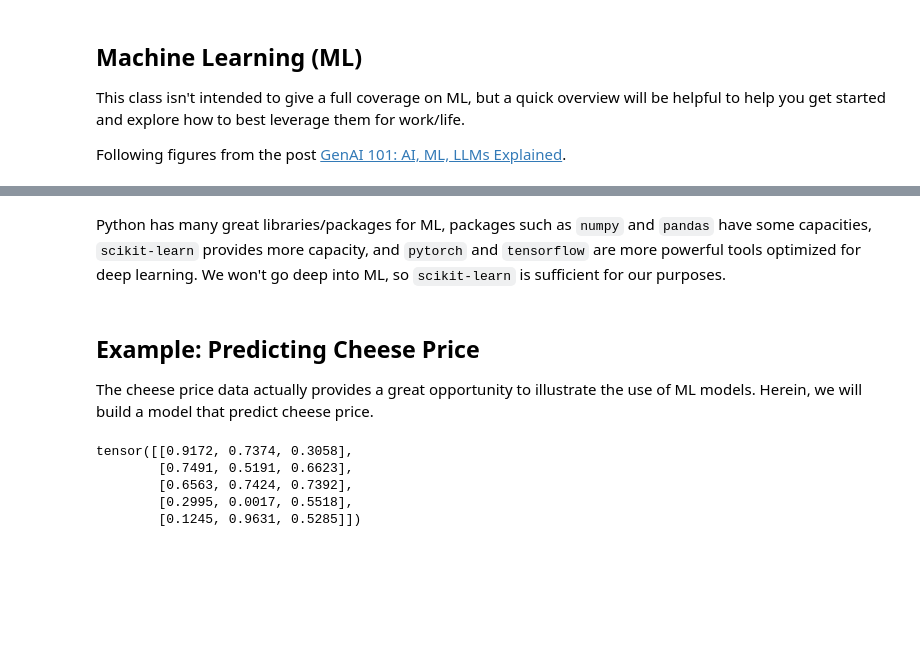
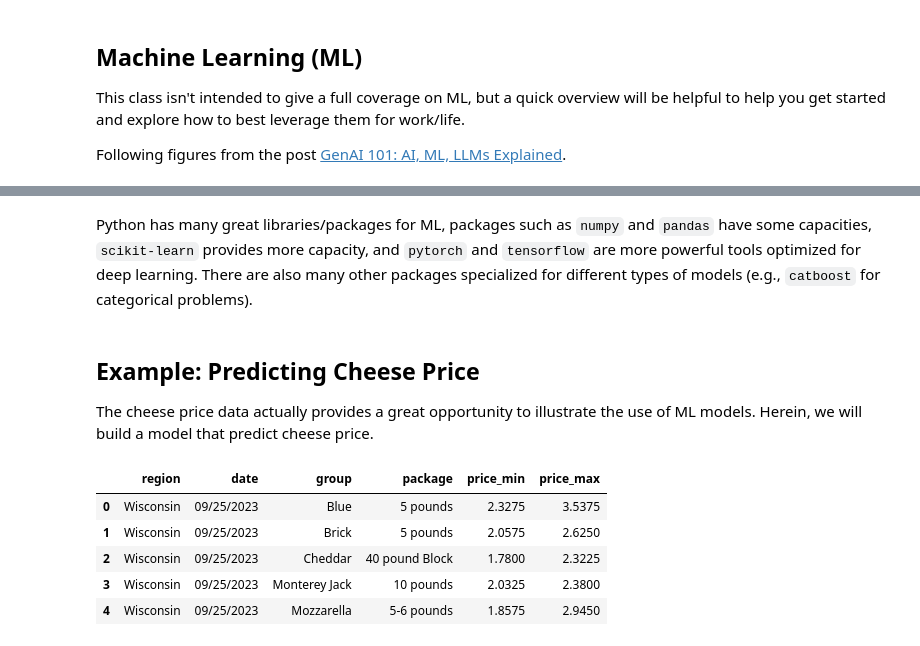
Before and after one commit to yalinli2/EnvEtools, a Jupyter notebook: course_modules/2_USDA_MyMarketNews_ML.ipynb, the cells around one changed output, grey strips where cells are left out. Drawn from its saved outputs; the diff is of its cells as text; code cells hidden in the pictures; blank space fills up the shorter version.

```diff
--- a/course_modules/2_USDA_MyMarketNews_ML.ipynb
+++ b/course_modules/2_USDA_MyMarketNews_ML.ipynb
@@ -20,18 +26,18 @@ Following figures from the post [GenAI 101: AI, ML, LLMs Explained](https://medi
 # %% [markdown]
-Python has many great libraries/packages for ML, packages such as `numpy` and `pandas` have some capacities, `scikit-learn` provides more capacity, and `pytorch` and `tensorflow` are more powerful tools optimized for deep learning. We won't go deep into ML, so `scikit-learn` is sufficient for our purposes.
+Python has many great libraries/packages for ML, packages such as `numpy` and `pandas` have some capacities, `scikit-learn` provides more capacity, and `pytorch` and `tensorflow` are more powerful tools optimized for deep learning. There are also many other packages specialized for different types of models (e.g., `catboost` for categorical problems).
 # %% [markdown]
 ## Example: Predicting Cheese Price
 
 The cheese price data actually provides a great opportunity to illustrate the use of ML models. Herein, we will build a model that predict cheese price.
 # %%
 # First let's import the data
+import pandas as pd
+cheese_df = pd.read_csv('../data/2_CheeseData.csv', index_col=0)
+cheese_df.head()
+# %% [output]
+|  | region | date | group | package | price_min | price_max |
+| 0 | Wisconsin | 09/25/2023 | Blue | 5 pounds | 2.3275 | 3.5375 |
+| 1 | Wisconsin | 09/25/2023 | Brick | 5 pounds | 2.0575 | 2.6250 |
+| 2 | Wisconsin | 09/25/2023 | Cheddar | 40 pound Block | 1.7800 | 2.3225 |
+| 3 | Wisconsin | 09/25/2023 | Monterey Jack | 10 pounds | 2.0325 | 2.3800 |
+| 4 | Wisconsin | 09/25/2023 | Mozzarella | 5-6 pounds | 1.8575 | 2.9450 |
-# %%
-import torch
-x = torch.rand(5, 3)
-print(x)
-# %% [output]
-tensor([[0.9172, 0.7374, 0.3058],
-        [0.7491, 0.5191, 0.6623],
-        [0.6563, 0.7424, 0.7392],
-        [0.2995, 0.0017, 0.5518],
-        [0.1245, 0.9631, 0.5285]])
```
Also changed, not shown: parts of 29 cells of this notebook, 2 other files.
